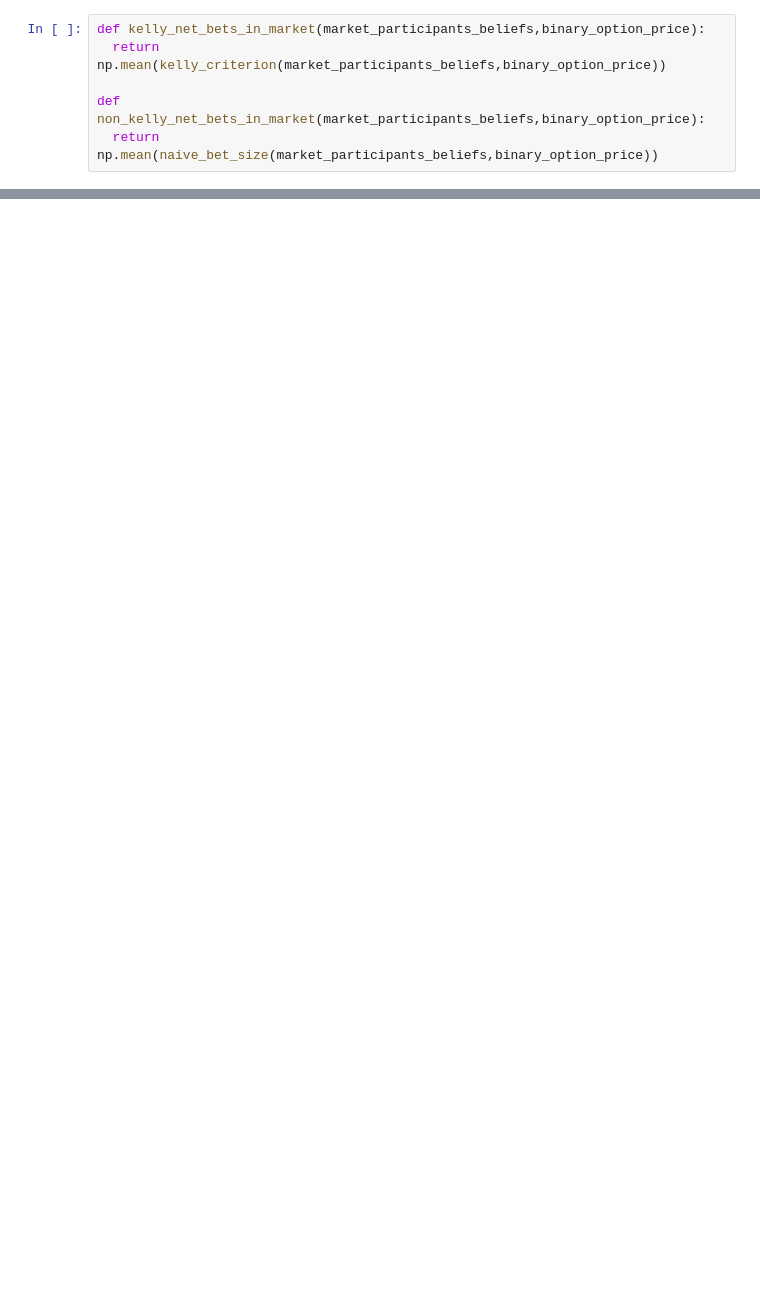
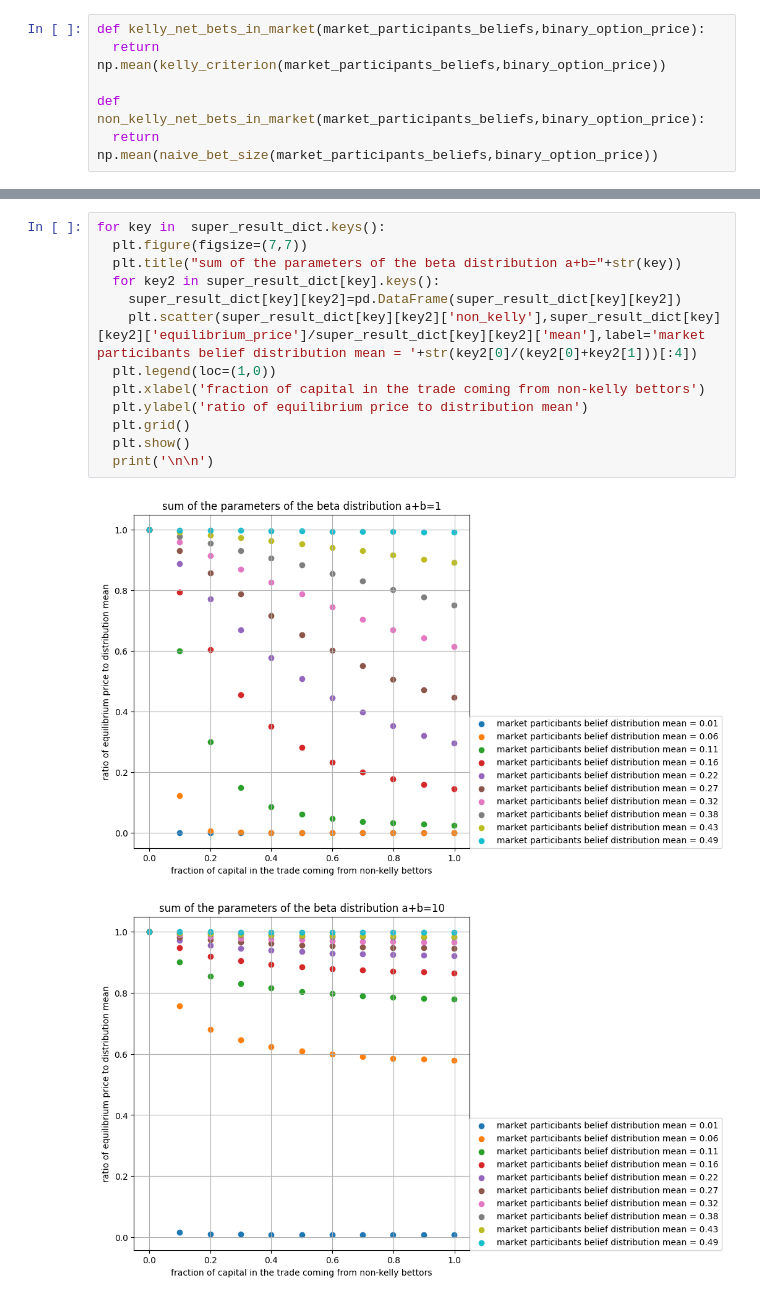
Before and after one commit to mariuszknowak-experiments/binary-option-market-public, a Jupyter notebook: Binary_option_market_equilibrium.ipynb, the cells around one changed output, grey strips where cells are left out. Drawn from its saved outputs; the diff is of its cells as text; blank space fills up the shorter version.

```diff
--- a/Binary_option_market_equilibrium.ipynb
+++ b/Binary_option_market_equilibrium.ipynb
@@ -243,0 +232,16 @@ NameError: name 'nlnlknl' is not defined
+# %%
+for key in  super_result_dict.keys():
+  plt.figure(figsize=(7,7))
+  plt.title("sum of the parameters of the beta distribution a+b="+str(key))
+  for key2 in super_result_dict[key].keys():
+    super_result_dict[key][key2]=pd.DataFrame(super_result_dict[key][key2])
+    plt.scatter(super_result_dict[key][key2]['non_kelly'],super_result_dict[key][key2]['equilibrium_price']/super_result_dict[key][key2]['mean'],label='market particibants belief distribution mean = '+str(key2[0]/(key2[0]+key2[1]))[:4])
+  plt.legend(loc=(1,0))
+  plt.xlabel('fraction of capital in the trade coming from non-kelly bettors')
+  plt.ylabel('ratio of equilibrium price to distribution mean')
+  plt.grid()
+  plt.show()
+  print('\n\n')
+# %% [output]
+[figure, added]
+[figure, added]
```
Also changed, not shown: parts of 42 cells of this notebook.
